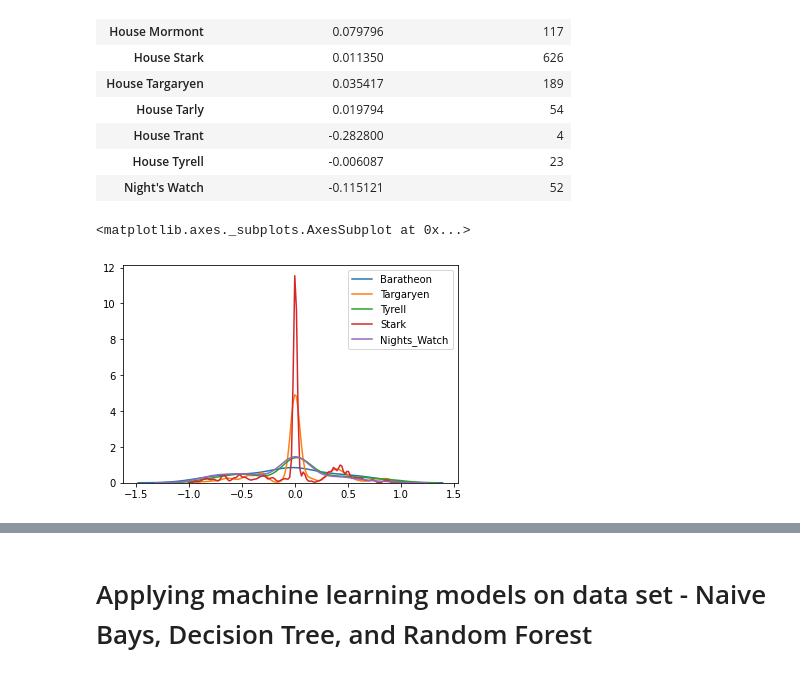
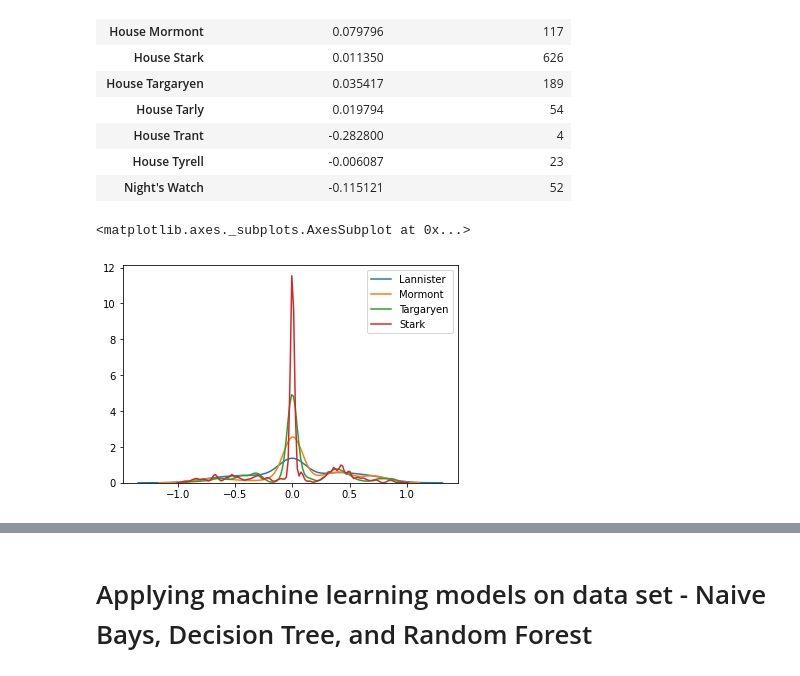
Before and after one commit to trong-shen/Game-of-Throne-Project, a Jupyter notebook: GOT_Project.ipynb, the cells around one changed output, grey strips where cells are left out. Saved outputs shown, nothing was run; the diff lists cells and outputs as text; code cells hidden in the pictures.

```diff
--- a/GOT_Project.ipynb
+++ b/GOT_Project.ipynb
@@ -459,31 +459,34 @@ table
 # %%
 import seaborn as sns
 import matplotlib.pyplot as plt
 from scipy import stats
 
 #Plotting distributions
 House_Baelish=GOT1[GOT1.House=='House Baelish']
 House_Baratheon=GOT1[GOT1.House=='House Baratheon']
 House_Clegane=GOT1[GOT1.House=='House Clegane']
 House_Lannister=GOT1[GOT1.House=='House Lannister']
 House_Greyjoy=GOT1[GOT1.House=='House Greyjoy']
 House_Targaryen=GOT1[GOT1.House=='House Targaryen']
 House_Tyrell=GOT1[GOT1.House=='House Tyrell']
 House_Stark=GOT1[GOT1.House=='House Stark']
+House_Mormont=GOT1[GOT1.House=='House Mormont']
 Nights_Watch=GOT1[GOT1.House=="Night's Watch"]
 
+
+# Will only focus on the four main houses Lannister, Targaryen, Stark, and Mormont
+
 #sns.distplot(House_Baelish[['Sentiment_Compound_Score']], hist=False, kde=True,label='Baelish')
-sns.distplot(House_Baratheon[['Sentiment_Compound_Score']], hist=False, kde=True,label='Baratheon')
+#sns.distplot(House_Baratheon[['Sentiment_Compound_Score']], hist=False, kde=True,label='Baratheon')
+#sns.distplot(House_Clegane[['Sentiment_Compound_Score']], hist=False, kde=True,label='Clegane')
+#sns.distplot(House_Greyjoy[['Sentiment_Compound_Score']], hist=False,kde=True,label='Greyjoy')
+#sns.distplot(House_Tyrell[['Sentiment_Compound_Score']], hist=False, kde=True,label='Tyrell')
+#sns.distplot(Nights_Watch[['Sentiment_Compound_Score']], hist=False,kde=True,label='Nights_Watch')
 
-#sns.distplot(House_Clegane[['Sentiment_Compound_Score']], hist=False, kde=True,label='Clegane')
-
-#sns.distplot(House_Lannister[['Sentiment_Compound_Score']], hist=False, kde=True, label='Lannister')
-
-#sns.distplot(House_Greyjoy[['Sentiment_Compound_Score']], hist=False,kde=True,label='Greyjoy')
+sns.distplot(House_Lannister[['Sentiment_Compound_Score']], hist=False, kde=True, label='Lannister')
+sns.distplot(House_Mormont[['Sentiment_Compound_Score']], hist=False, kde=True, label='Mormont')
 sns.distplot(House_Targaryen[['Sentiment_Compound_Score']], hist=False,kde=True,label='Targaryen')
-sns.distplot(House_Tyrell[['Sentiment_Compound_Score']], hist=False, kde=True,label='Tyrell')
 sns.distplot(House_Stark[['Sentiment_Compound_Score']], hist=False, kde=True,label='Stark')
-sns.distplot(Nights_Watch[['Sentiment_Compound_Score']], hist=False,kde=True,label='Nights_Watch')
 # %% [output]
 <matplotlib.axes._subplots.AxesSubplot at 0x...>
-[figure, old version]
+[figure, new version]
```
Also changed, not shown: parts of 6 cells of this notebook.
